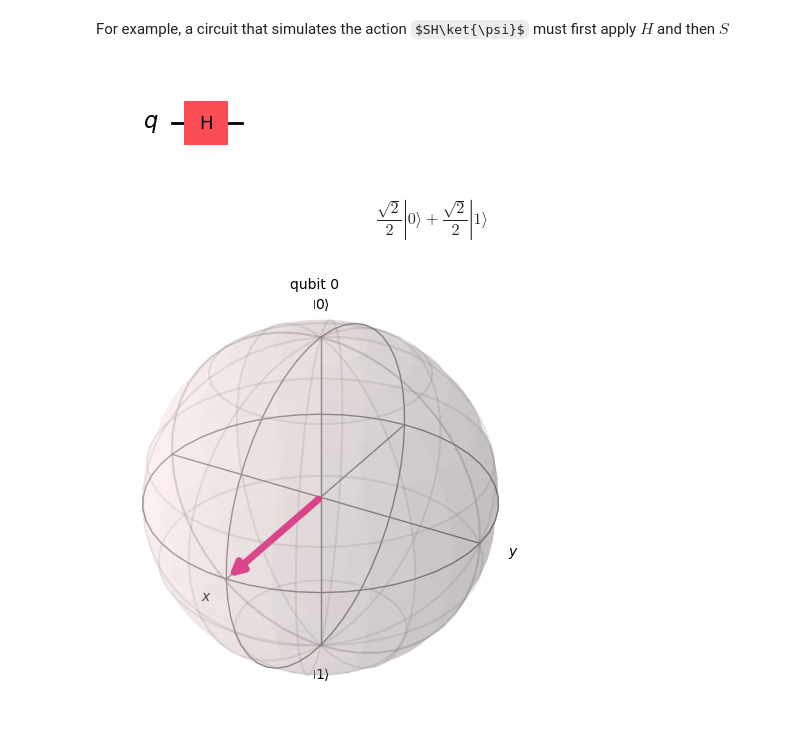
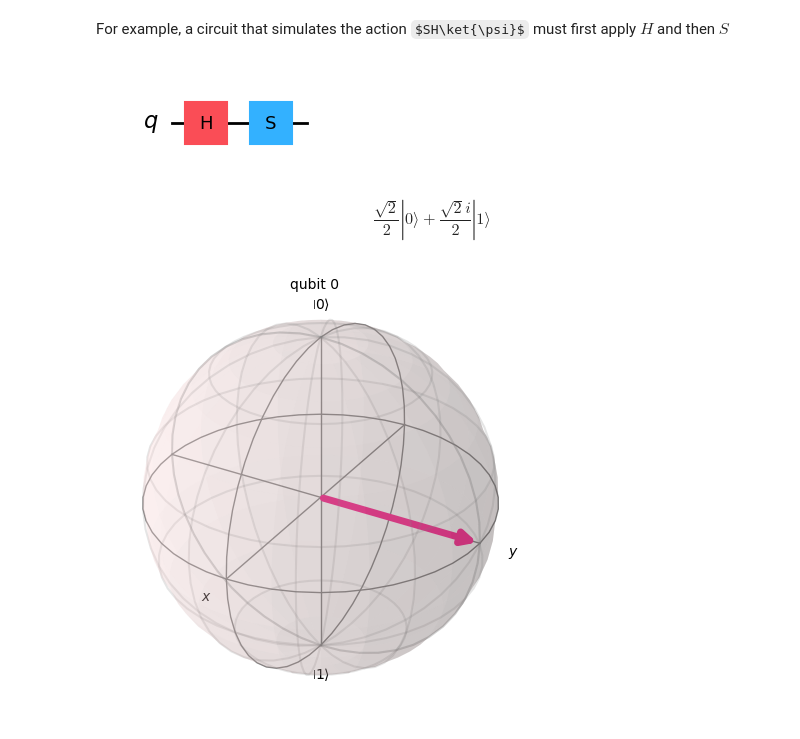
Before and after one commit to jamasole/FICC_notebook, a Jupyter notebook: 02_Cubits/021_Cubits_en.ipynb, the cells around one changed output. Saved outputs shown, nothing was run; the diff lists cells and outputs as text; code cells hidden in the pictures; some formulas as TeX source.

```diff
--- a/02_Cubits/021_Cubits_en.ipynb
+++ b/02_Cubits/021_Cubits_en.ipynb
@@ -638,22 +703,22 @@ For example, a circuit that simulates the action $SH\ket{\psi}$ must first apply
 # %%
 from qiskit.quantum_info import Statevector
 
 qc = QuantumCircuit(1)
 
 #qc.x(0)
 #qc.y(0)
 qc.h(0)
 #qc.z(0)
-#qc.s(0)
+qc.s(0)
 #qc.t(0)
 
 # qc.u(theta,phi,lambda,quantum register)  https://qiskit.org/documentation/stubs/qiskit.circuit.library.UGate.html
 #qc.u(np.pi/4,np.pi/2,0,0)
 display(qc.draw(output='mpl'))
 
 display(Statevector(qc).draw('Latex'))
 display(Statevector(qc).draw('Bloch'))
 # %% [output]
-[figure, old version]
+[figure, new version]
-$$\frac{\sqrt{2}}{2} |0\rangle+\frac{\sqrt{2}}{2} |1\rangle$$
+$$\frac{\sqrt{2}}{2} |0\rangle+\frac{\sqrt{2} i}{2} |1\rangle$$
-[figure, old version]
+[figure, new version]
```
Also changed, not shown: parts of 14 cells of this notebook, 1 other file.
